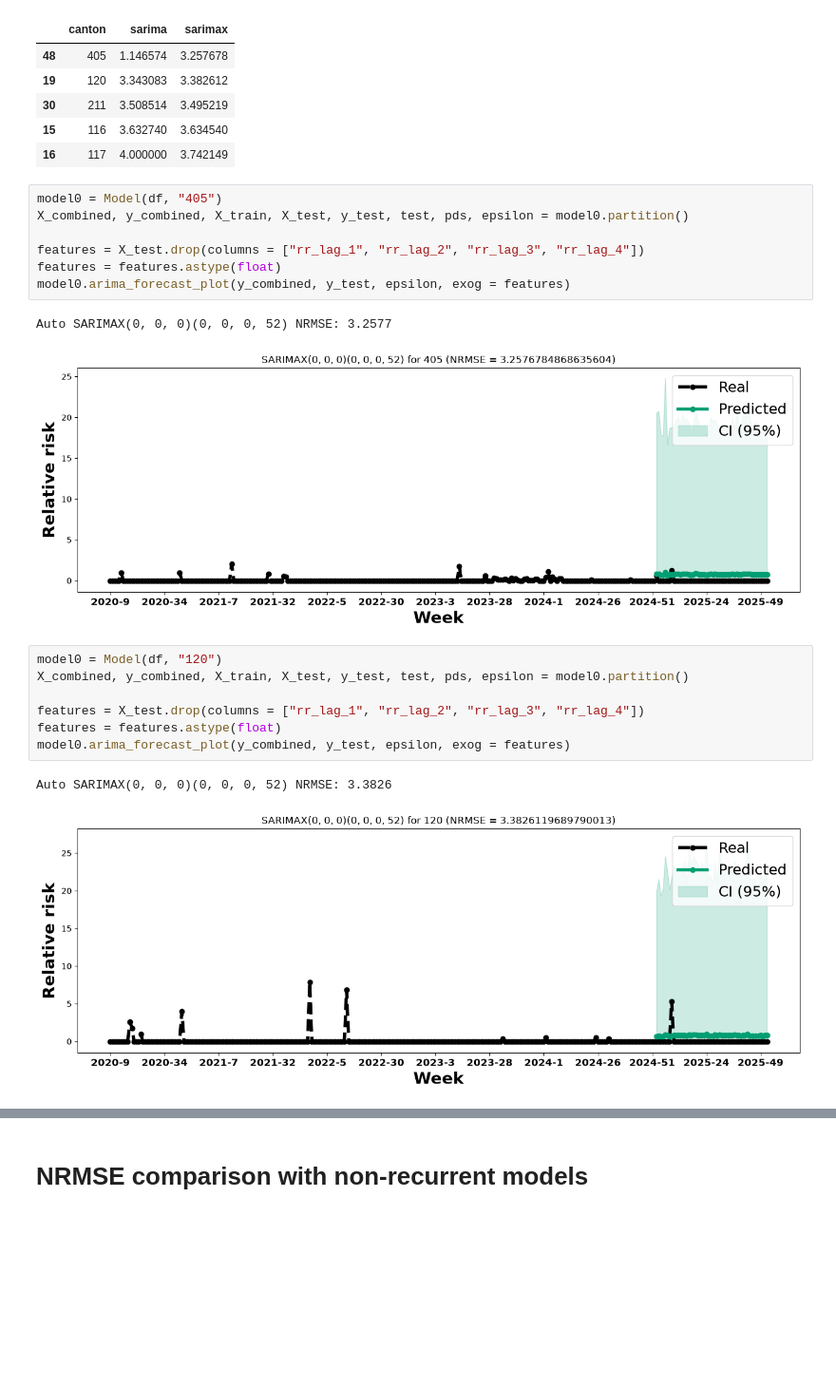
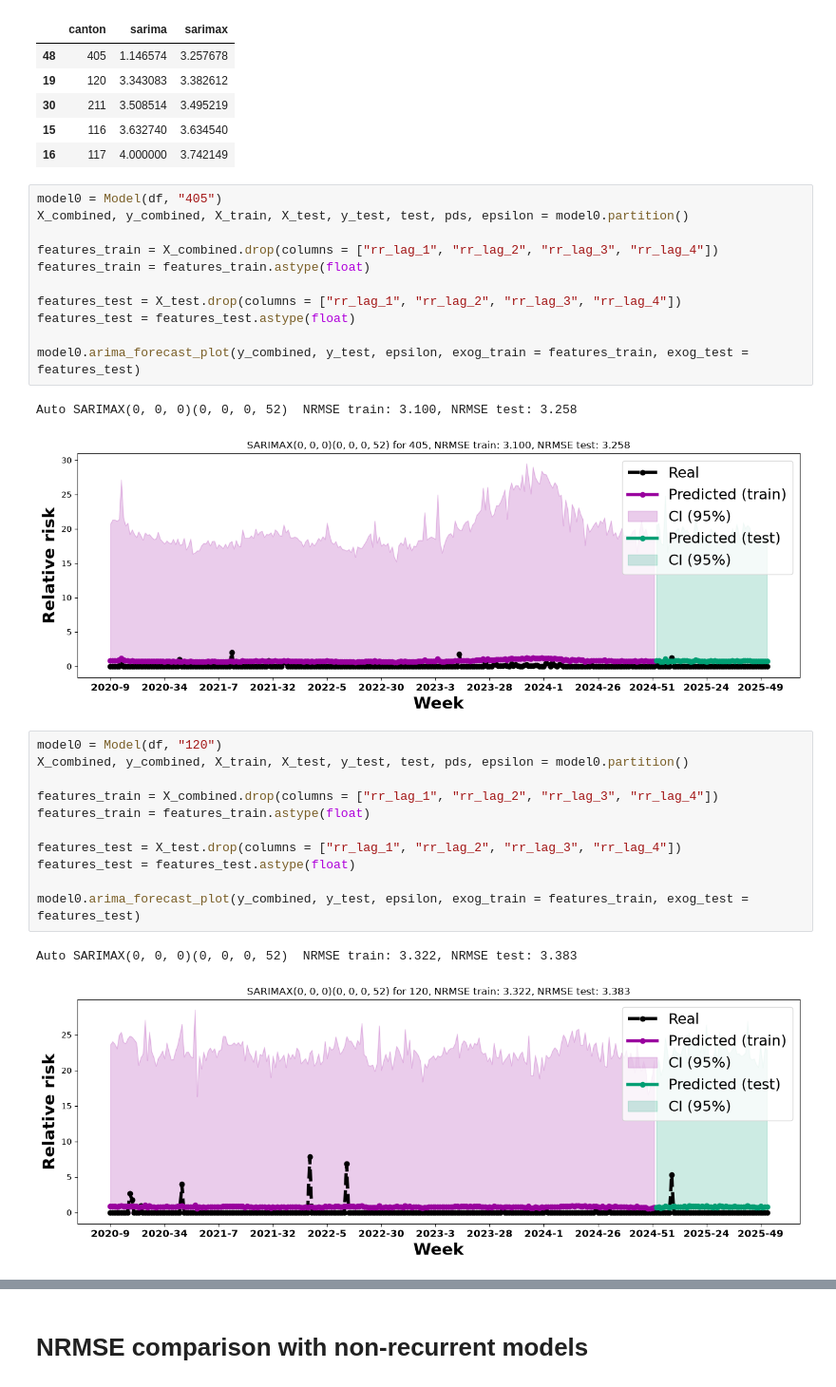
Before and after one commit to artisticlimon/dengue-recurrent-cr, a Jupyter notebook: 0_notebooks/arima_baseline.ipynb, the cells around one changed output, grey strips where cells are left out. Shown at 95% size. Drawn from its saved outputs; the diff is of its cells as text; blank space fills up the shorter version.

```diff
--- a/0_notebooks/arima_baseline.ipynb
+++ b/0_notebooks/arima_baseline.ipynb
@@ -190,22 +200,30 @@ sorted_arimax.tail()
 model0 = Model(df, "405")
 X_combined, y_combined, X_train, X_test, y_test, test, pds, epsilon = model0.partition()
 
-features = X_test.drop(columns = ["rr_lag_1", "rr_lag_2", "rr_lag_3", "rr_lag_4"])
-features = features.astype(float)
-model0.arima_forecast_plot(y_combined, y_test, epsilon, exog = features)
+features_train = X_combined.drop(columns = ["rr_lag_1", "rr_lag_2", "rr_lag_3", "rr_lag_4"])
+features_train = features_train.astype(float)
+
+features_test = X_test.drop(columns = ["rr_lag_1", "rr_lag_2", "rr_lag_3", "rr_lag_4"])
+features_test = features_test.astype(float)
+
+model0.arima_forecast_plot(y_combined, y_test, epsilon, exog_train = features_train, exog_test = features_test)
 # %% [output]
-Auto SARIMAX(0, 0, 0)(0, 0, 0, 52) NRMSE: 3.2577
+Auto SARIMAX(0, 0, 0)(0, 0, 0, 52)  NRMSE train: 3.100, NRMSE test: 3.258
-[figure, old version]
+[figure, new version]
 # %%
 model0 = Model(df, "120")
 X_combined, y_combined, X_train, X_test, y_test, test, pds, epsilon = model0.partition()
 
-features = X_test.drop(columns = ["rr_lag_1", "rr_lag_2", "rr_lag_3", "rr_lag_4"])
-features = features.astype(float)
-model0.arima_forecast_plot(y_combined, y_test, epsilon, exog = features)
+features_train = X_combined.drop(columns = ["rr_lag_1", "rr_lag_2", "rr_lag_3", "rr_lag_4"])
+features_train = features_train.astype(float)
+
+features_test = X_test.drop(columns = ["rr_lag_1", "rr_lag_2", "rr_lag_3", "rr_lag_4"])
+features_test = features_test.astype(float)
+
+model0.arima_forecast_plot(y_combined, y_test, epsilon, exog_train = features_train, exog_test = features_test)
 # %% [output]
-Auto SARIMAX(0, 0, 0)(0, 0, 0, 52) NRMSE: 3.3826
+Auto SARIMAX(0, 0, 0)(0, 0, 0, 52)  NRMSE train: 3.322, NRMSE test: 3.383
-[figure, old version]
+[figure, new version]
 # %%
 model0 = Model(df, "211")
 X_combined, y_combined, X_train, X_test, y_test, test, pds, epsilon = model0.partition()
```
Also changed, not shown: parts of 14 cells of this notebook.
